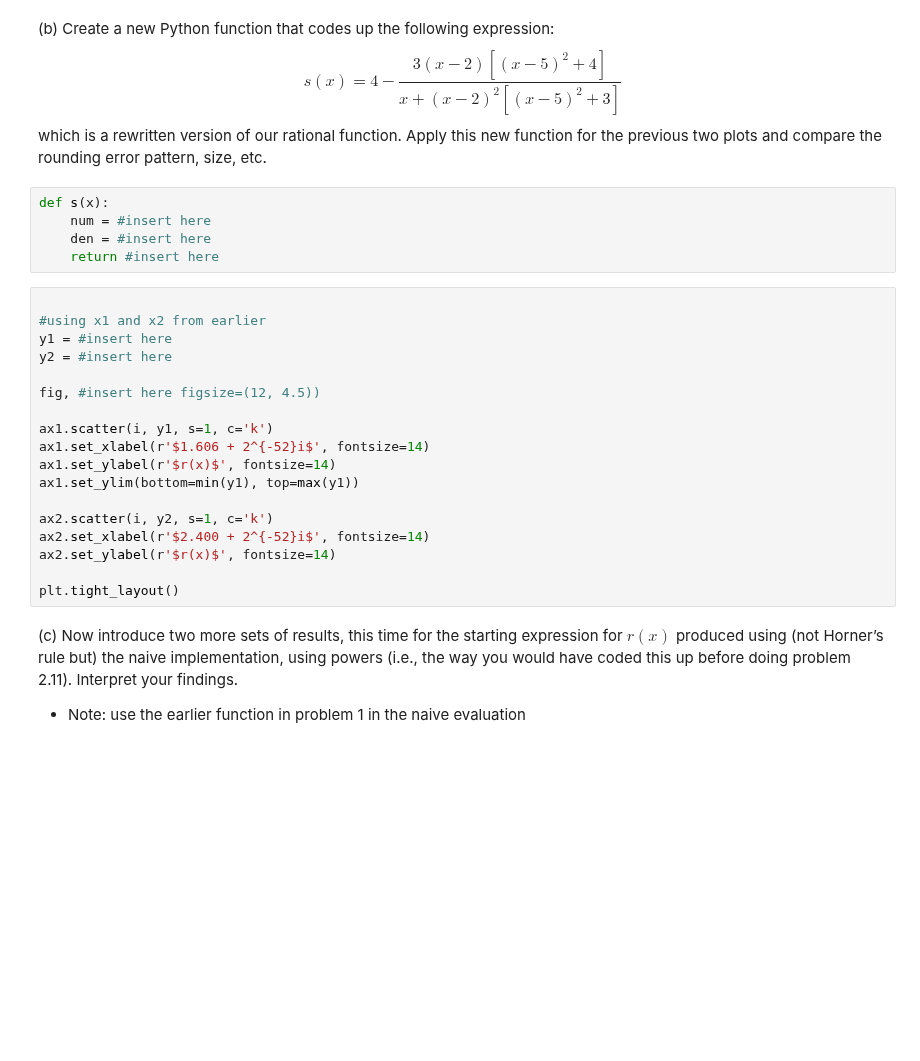
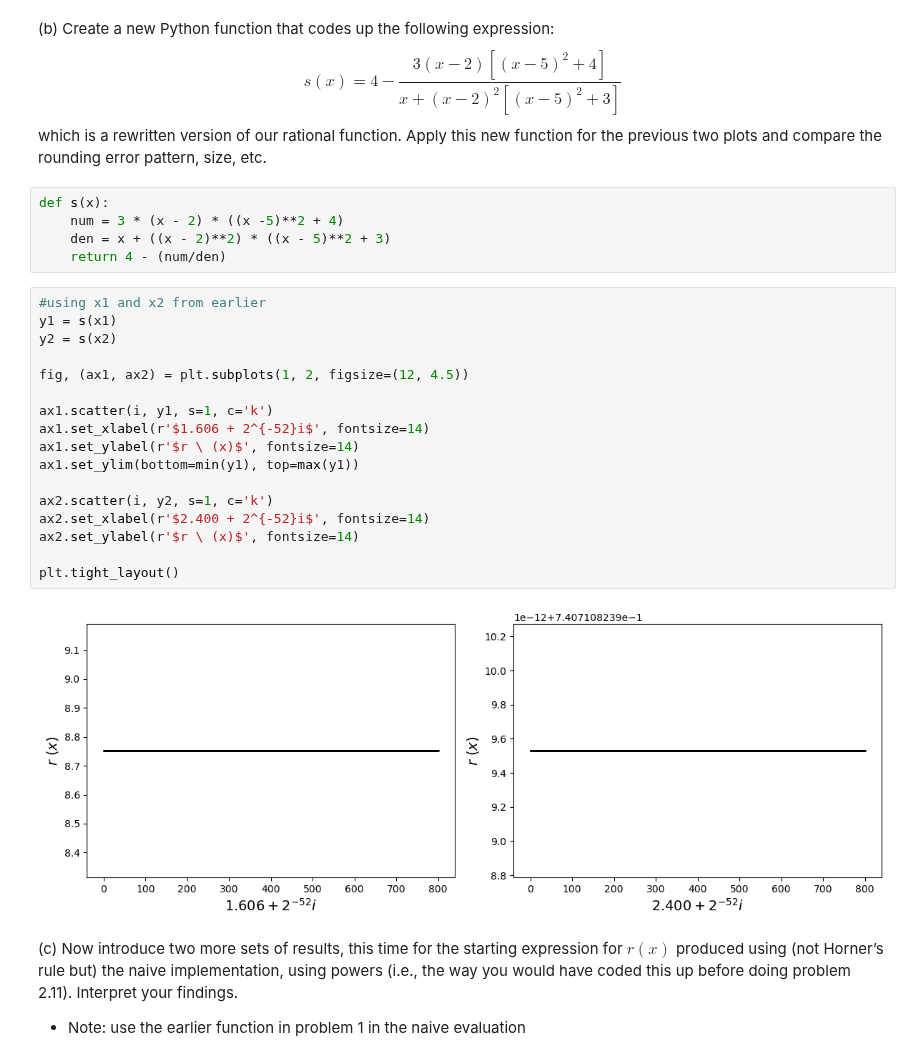
Before and after one commit to CJ4ke/AP155_TX1_1sAY2627, a Jupyter notebook: Camello_Test/3HornersRule/3HornersRule_CAMELLO.ipynb, the cells around one changed output. Drawn from its saved outputs; the diff is of its cells as text; blank space fills up the shorter version.

```diff
--- a/Camello_Test/3HornersRule/3HornersRule_CAMELLO.ipynb
+++ b/Camello_Test/3HornersRule/3HornersRule_CAMELLO.ipynb
@@ -163,27 +187,28 @@ which is a rewritten version of our rational function. Apply this new function f
 the previous two plots and compare the rounding error pattern, size, etc.
 # %%
 def s(x):
-    num = #insert here
-    den = #insert here
-    return #insert here
+    num = 3 * (x - 2) * ((x -5)**2 + 4)
+    den = x + ((x - 2)**2) * ((x - 5)**2 + 3)
+    return 4 - (num/den)
 # %%
+#using x1 and x2 from earlier
+y1 = s(x1)
+y2 = s(x2)
 
-#using x1 and x2 from earlier
-y1 = #insert here
-y2 = #insert here
-
-fig, #insert here figsize=(12, 4.5))
+fig, (ax1, ax2) = plt.subplots(1, 2, figsize=(12, 4.5))
 
 ax1.scatter(i, y1, s=1, c='k')
 ax1.set_xlabel(r'$1.606 + 2^{-52}i$', fontsize=14)
-ax1.set_ylabel(r'$r(x)$', fontsize=14)
+ax1.set_ylabel(r'$r \ (x)$', fontsize=14)
 ax1.set_ylim(bottom=min(y1), top=max(y1))
 
 ax2.scatter(i, y2, s=1, c='k')
 ax2.set_xlabel(r'$2.400 + 2^{-52}i$', fontsize=14)
-ax2.set_ylabel(r'$r(x)$', fontsize=14)
+ax2.set_ylabel(r'$r \ (x)$', fontsize=14)
 
 plt.tight_layout()
+# %% [output]
+[figure, added]
 # %% [markdown]
 (c) Now introduce two more sets of results, this time for the starting expression for $r(x)$ produced using (not Horner’s rule but) the naive implementation, using powers (i.e., the way you would have coded this up before doing problem 2.11).
 Interpret your findings.
```
Also changed, not shown: parts of 13 cells of this notebook.
